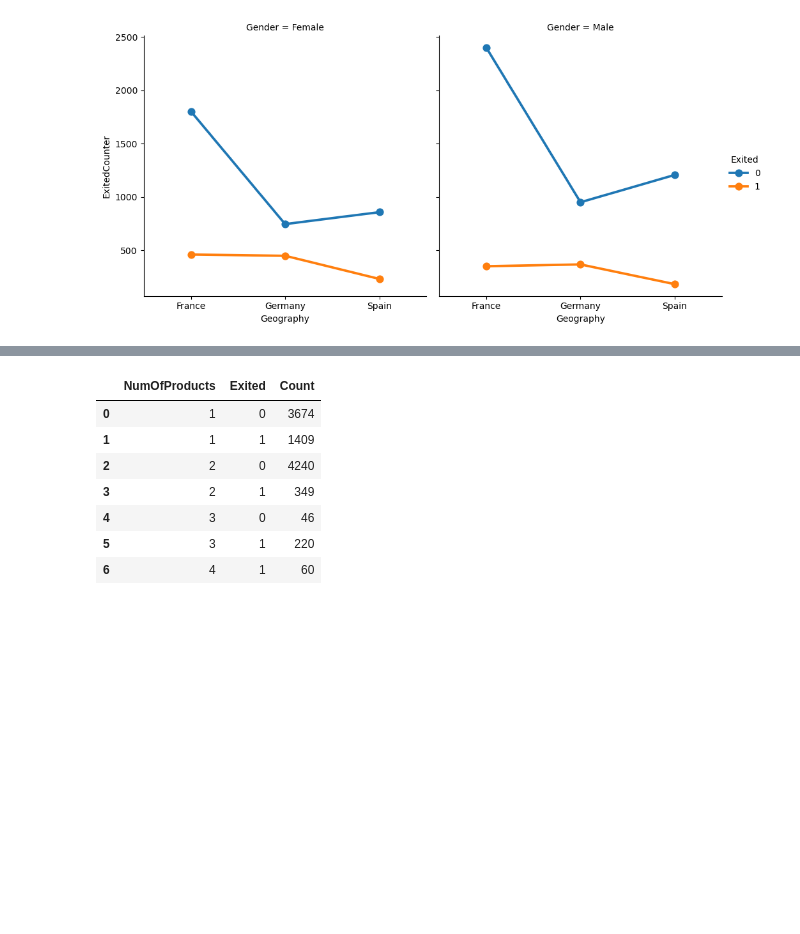
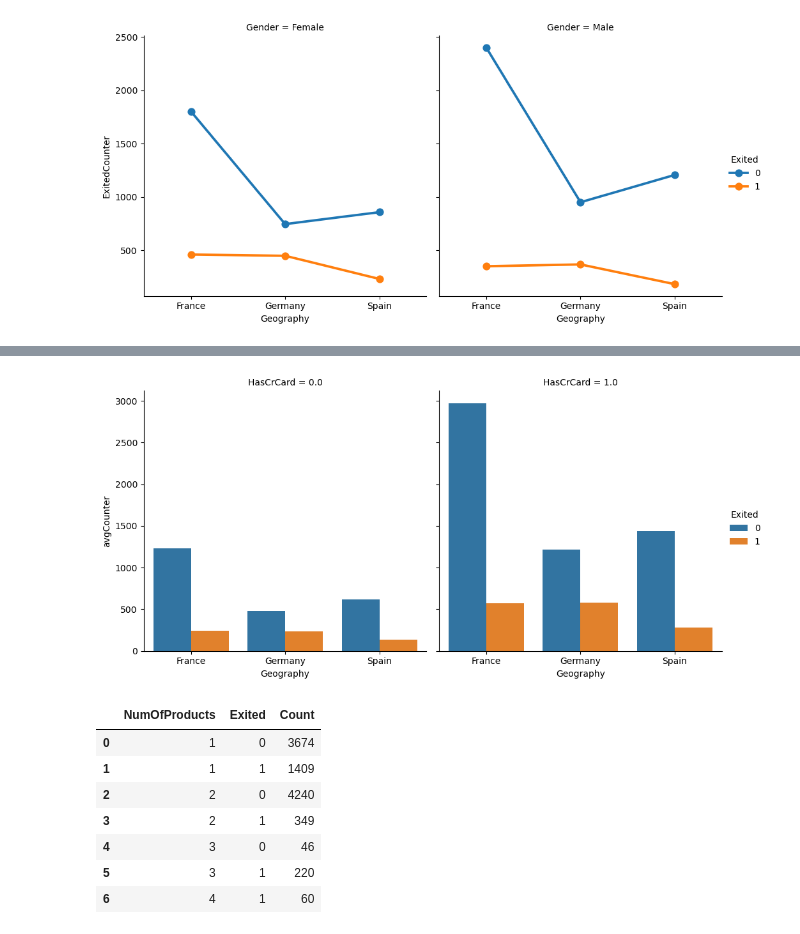
Before and after one commit to ChillLover/BankChurn, a Jupyter notebook: eda.ipynb, the cells around one changed output, grey strips where cells are left out. Saved outputs shown, nothing was run; the diff lists cells and outputs as text; code cells hidden in the pictures; blank space fills up the shorter version.

```diff
--- a/eda.ipynb
+++ b/eda.ipynb
@@ -214,0 +240,4 @@ plt.show()
+# %%
+Ccard = data.groupby([ 'Geography', 'HasCrCard', 'Exited']).agg(avgCounter=('Exited', 'count')).reset_index()
+
+Ccard
@@ -215,3 +258,8 @@ plt.show()
+# %%
+sns.catplot(x=Ccard.Geography, y=Ccard.avgCounter, hue=Ccard.Exited, col=Ccard.HasCrCard, kind='bar')
+plt.show()
+# %% [output]
+[figure, added]
 # %%
 Pnumber = data.groupby(['NumOfProducts', 'Exited']).agg(Count=('Exited', 'count')).reset_index()
 
```
Also changed, not shown: parts of 5 cells of this notebook.
